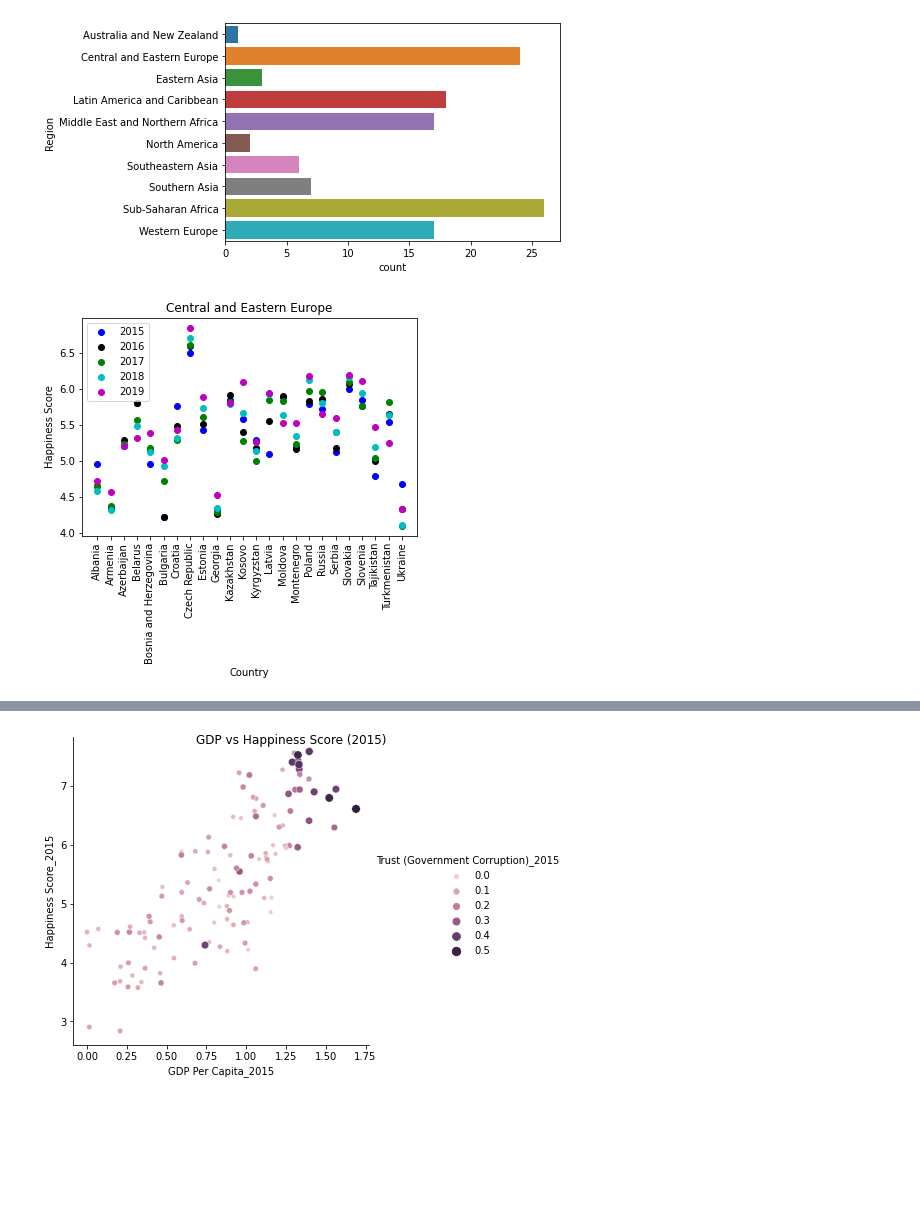
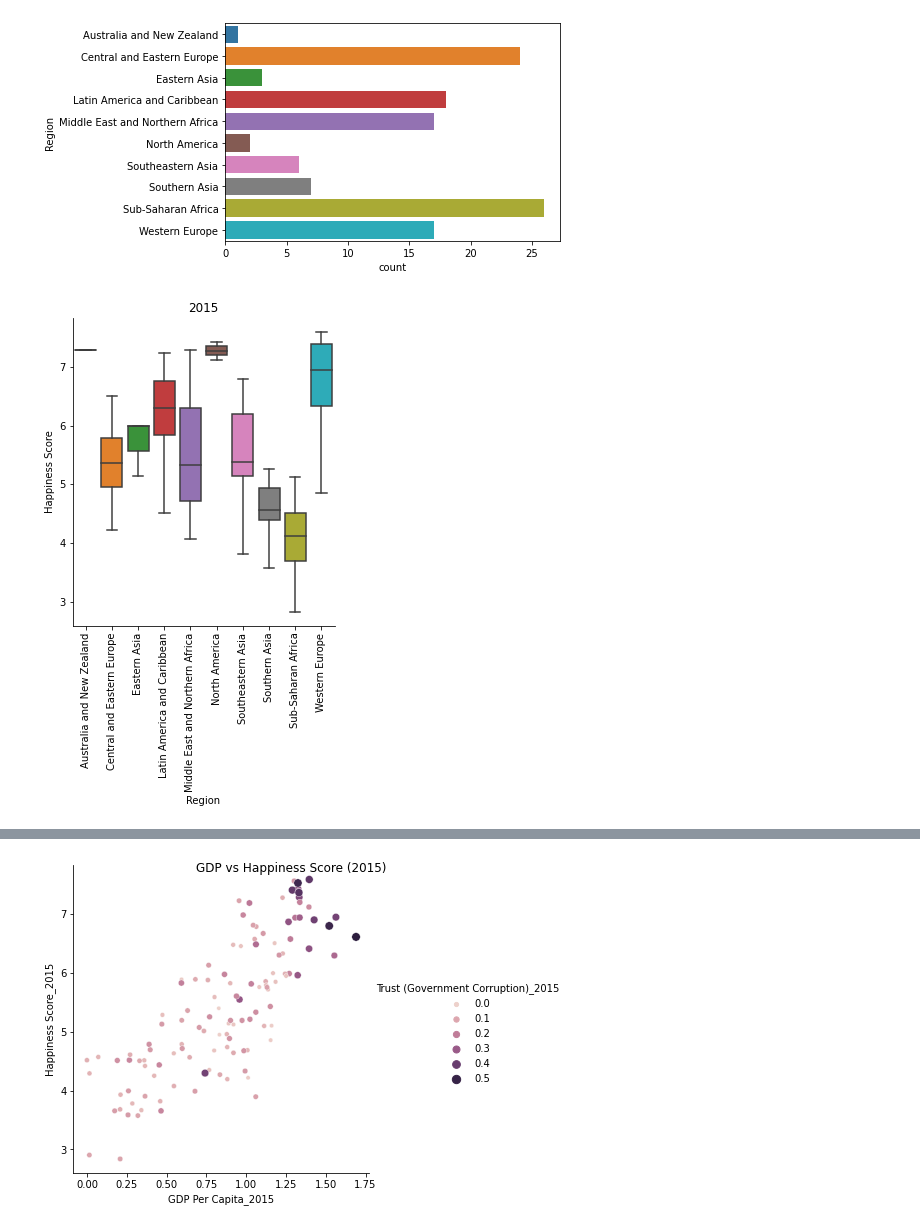
Before and after one commit to jjb4547/MATH493_Project, a Jupyter notebook: Happiness_Project_2.ipynb, the cells around one changed output, grey strips where cells are left out. Cells and saved outputs as stored; diff of their text form; code cells hidden in the pictures; blank space fills up the shorter version.

Commit message:
Added box plots rather than scatter plots.

```diff
--- a/Happiness_Project_2.ipynb
+++ b/Happiness_Project_2.ipynb
@@ -243,21 +249,12 @@ region = newData.sort_values('Region')
 # %% [output]
 [figure]
 # %%
-# Plotting Central and Eastern Europe
-ceEurope = region.loc[region['Region']=='Central and Eastern Europe']
-fig, ax = plt.subplots(1,1,sharey=True)
-ceEurope = ceEurope.sort_values('Country')
-ax.scatter(ceEurope['Country'], ceEurope['Happiness Score_2015'], color ='b')
-ax.scatter(ceEurope['Country'], ceEurope['Happiness Score_2016'], color ='k')
-ax.scatter(ceEurope['Country'], ceEurope['Happiness Score_2017'], color ='g')
-ax.scatter(ceEurope['Country'], ceEurope['Happiness Score_2018'], color ='c')
-ax.scatter(ceEurope['Country'], ceEurope['Happiness Score_2019'], color ='m')
+g = sns.catplot(x ='Region', y='Happiness Score_2015', sym = '',data = newData, kind = 'box')
 plt.xticks(rotation = 90)
-plt.title('Central and Eastern Europe')
-plt.xlabel('Country')
+plt.title('2015')
+plt.xlabel('Region')
 plt.ylabel('Happiness Score')
-ax.legend(['2015', '2016','2017','2018','2019'])
 plt.show()
 # %% [output]
-[figure, old version]
+[figure, new version]
 # %%
```
Also changed, not shown: parts of 13 cells of this notebook.
